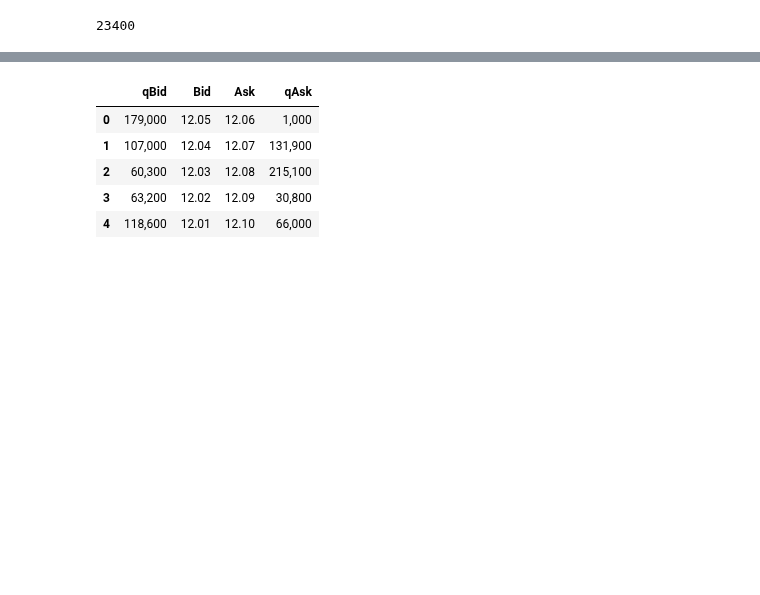
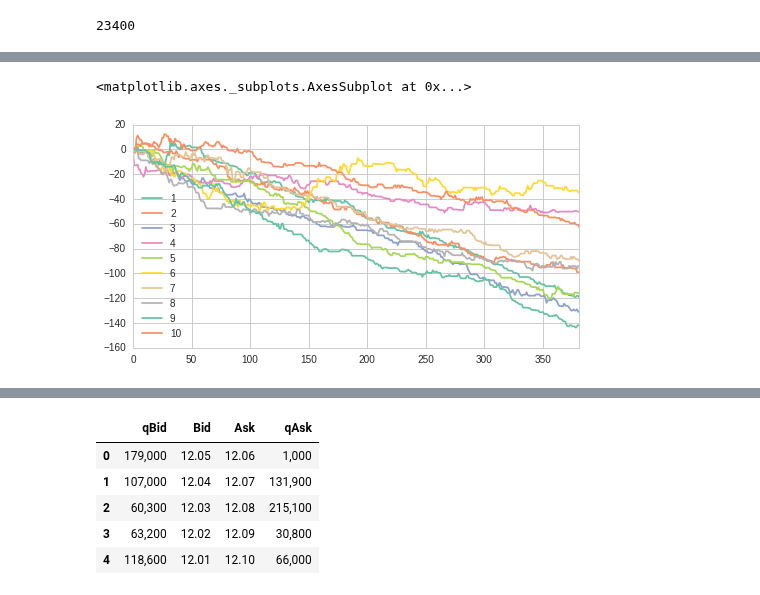
Before and after one commit to ucaiado/QLearning_Trading, a Jupyter notebook: learning_trade.ipynb, the cells around one changed output, grey strips where cells are left out. Saved outputs shown, nothing was run; the diff lists cells and outputs as text; code cells hidden in the pictures; blank space fills up the shorter version.

```diff
--- a/learning_trade.ipynb
+++ b/learning_trade.ipynb
@@ -605,0 +658,5 @@ with open(s_fname) as fr:
+# %%
+df_aux1.cumsum().plot()
+# %% [output]
+<matplotlib.axes._subplots.AxesSubplot at 0x...>
+[figure, added]
```
Also changed, not shown: parts of 21 cells of this notebook, 6 other files.
